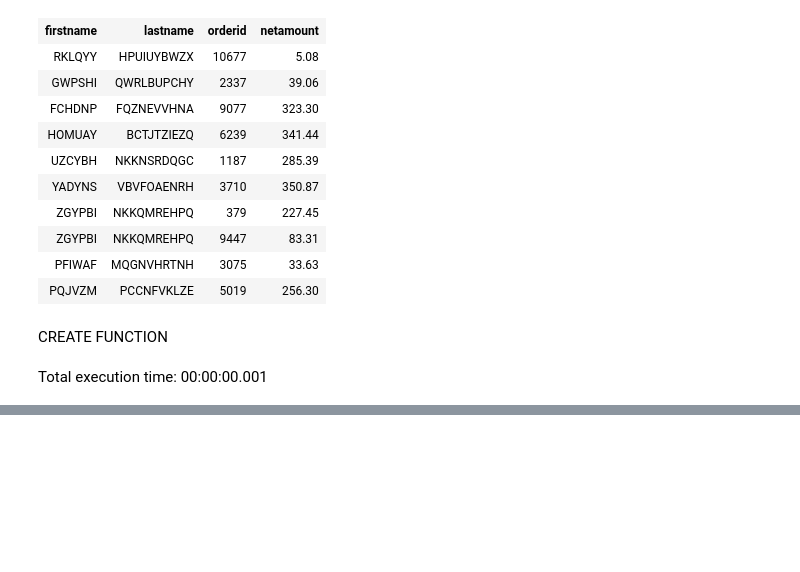
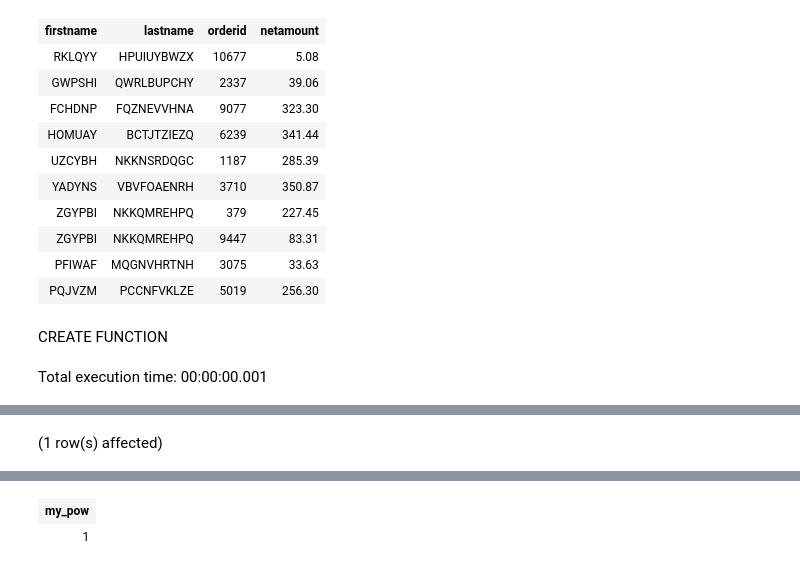
Before and after one commit to yaowenqiang/capturing_logic_with_custom_functions_in_postgresql, a Jupyter notebook: Notebook-1.ipynb, the cells around one changed output, grey strips where cells are left out. Drawn from its saved outputs; the diff is of its cells as text; code cells hidden in the pictures; blank space fills up the shorter version.

```diff
--- a/Notebook-1.ipynb
+++ b/Notebook-1.ipynb
@@ -160,0 +166,4 @@ Total execution time: 00:00:00.001
+# %%
+select my_pow(1,2)
+# %% [output]
+(1 row(s) affected)
@@ -160,0 +171,2 @@ Total execution time: 00:00:00.001
+| my_pow |
+| 1 |
```
Also changed, not shown: parts of 17 cells of this notebook.
